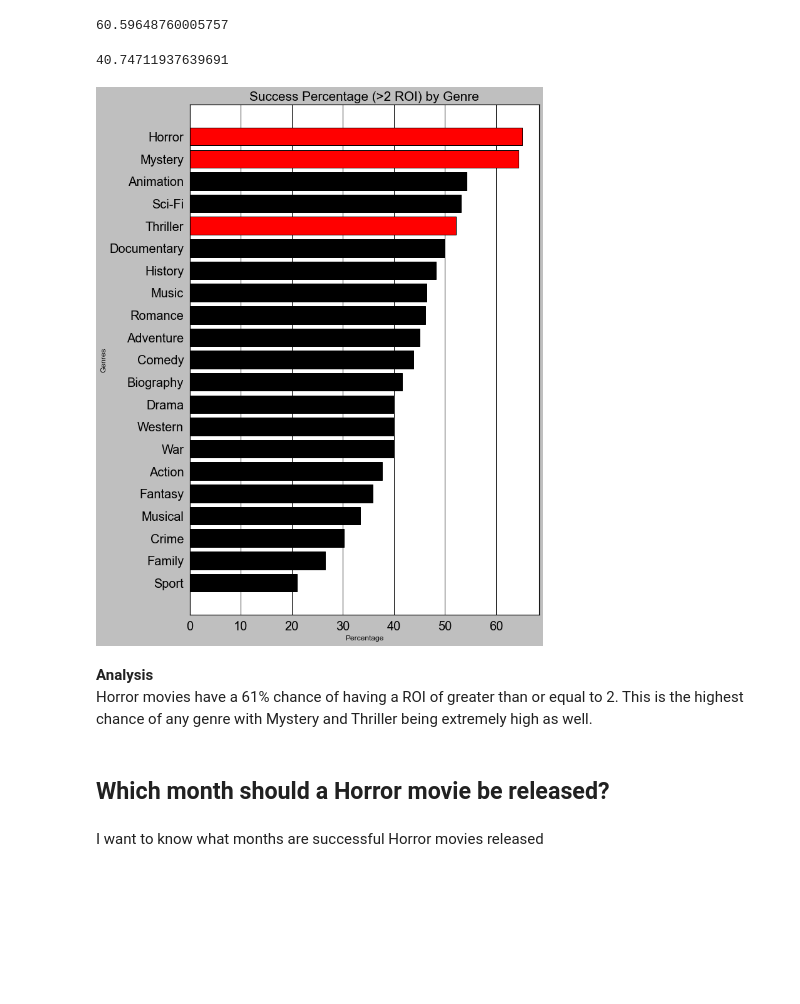
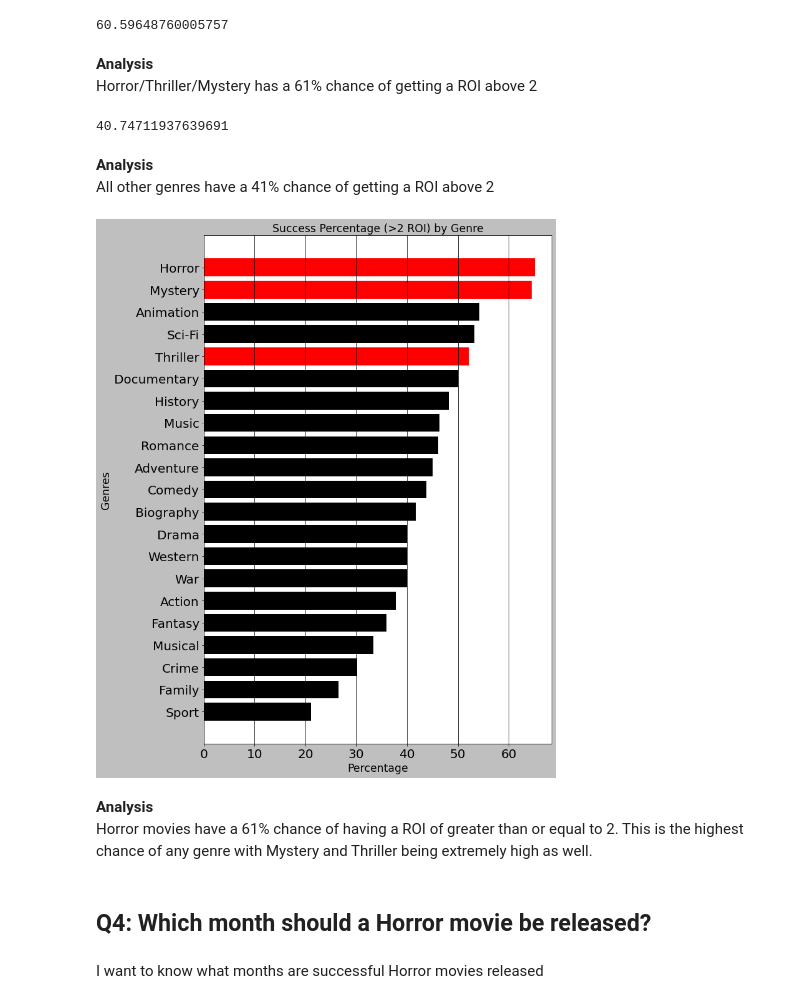
Before and after one commit to bentson1187/dsc-phase-1-project, a Jupyter notebook: Bentson, Brian Phase 1 Project.ipynb, the cells around one changed output. Saved outputs shown, nothing was run; the diff lists cells and outputs as text; code cells hidden in the pictures; blank space fills up the shorter version.

```diff
--- a/Bentson, Brian Phase 1 Project.ipynb
+++ b/Bentson, Brian Phase 1 Project.ipynb
@@ -1188,0 +1169,4 @@ I want to label each movie a success or failure based on ROI. A success would be
+# %%
+#create new ww_profit column
+movies_df['ww_profit'] = movies_df['worldwide_gross'] - movies_df['production_budget']
+movies_df
@@ -1317,7 +1291,8 @@ Splitting the genres into columns will allow for the analysis of financial infor
 # %%
 #df.explode can be used to create multiple rows
 movies_df_genres = movies_df
-movies_df_genres['genres'] = movies_df_genres['genres'].map(lambda x: x.split(','))
+movies_df_genres['genres'] = movies_df_genres['genres'].map(lambda x:
+                                                            x.split(','))
 movies_df_genres = movies_df.explode('genres')
 movies_df_genres
 # %% [output]
@@ -1434,9 +1577,9 @@ Horror/Thriller/Mystery movies are about 28% cheaper to produce
 I will define success of a movie where the roi is greater than or equal to 2 which is that the film has returned 2 times more profit than the initial cost.
 # %%
 #create a new column based off roi which measures success or failure
-movies_df_5_2 = movies_df_genres.loc[:,['genres','roi']]
-movies_df_5_2['Success'] = np.where(movies_df_5_2['roi'] >= 2, True, False)
-movies_df_5_2
+movies_df_5_3 = movies_df_genres.loc[:,['genres','roi']]
+movies_df_5_3['Success'] = np.where(movies_df_5_3['roi'] >= 2, True, False)
+movies_df_5_3
 # %% [output]
 |  | genres | roi | Success |
 | 0 | Adventure | 1.064409 | False |
@@ -1476,36 +1619,44 @@ table_5_2.loc[table_5_2['genres'].isin(['Horror','Thriller','Mystery'])]['Succes
 #used both 0 and 2 as roi thresholds in cell above to get numbers in presentation
 # %% [output]
 60.59648760005757
+# %% [markdown]
+**Analysis**
+<br>
+Horror/Thriller/Mystery has a 61% chance of getting a ROI above 2
 # %%
 #calculating percentage successful for all other genres
-table_5_2 = pd.DataFrame(movies_df_5_2.groupby(by='genres').sum()['Success']/movies_df_5_2.groupby(by='genres').count()['Success']*100)
-table_5_2 = table_5_2.sort_values('Success').reset_index()
-table_5_2.loc[~table_5_2['genres'].isin(['Horror','Thriller','Mystery'])]['Success'].mean()
+table_5_3 = pd.DataFrame(movies_df_5_3.groupby(by='genres').sum()['Success']/movies_df_5_3.groupby(by='genres').count()['Success']*100)
+table_5_3 = table_5_3.sort_values('Success').reset_index()
+table_5_3.loc[~table_5_3['genres'].isin(['Horror','Thriller','Mystery'])]['Success'].mean()
 #used both 0 and 2 as roi thresholds in cell above to get numbers in presentation
 # %% [output]
 40.74711937639691
+# %% [markdown]
+**Analysis**
+<br>
+All other genres have a 41% chance of getting a ROI above 2
 # %%
 #create a barplot of percentage success per genre
 fig, ax = plt.subplots(figsize=(10,15))
-y = table_5_2['genres']
-width = table_5_2['Success']
+y = table_5_3['genres']
+width = table_5_3['Success']
 
 ax.barh(y=y,width=width, color=['black','black','black','black','black',
                                 'black','black','black','black','black','black',
                                 'black','black','black','black','black','red',
                                 'black','black','red','red'])
 ax.set_title('Success Percentage (>2 ROI) by Genre', fontsize='xx-large')
-ax.set_xlabel('Percentage')
-ax.set_ylabel('Genres')
+ax.set_xlabel('Percentage', fontsize='xx-large')
+ax.set_ylabel('Genres', fontsize='xx-large')
 ax.tick_params(axis='both', which='major', labelsize=20)
-ax.grid(axis='y')
+ax.grid(axis='x')
 # %% [output]
-[figure, old version]
+[figure, new version]
 # %% [markdown]
 **Analysis**
 <br>
 Horror movies have a 61% chance of having a ROI of greater than or equal to 2. This is the highest chance of any genre with Mystery and Thriller being extremely high as well.
 # %% [markdown]
-## Which month should a Horror movie be released?
+## Q4: Which month should a Horror movie be released?
 # %% [markdown]
 I want to know what months are successful Horror movies released
```
Also changed, not shown: parts of 123 cells of this notebook, 2 other files.
